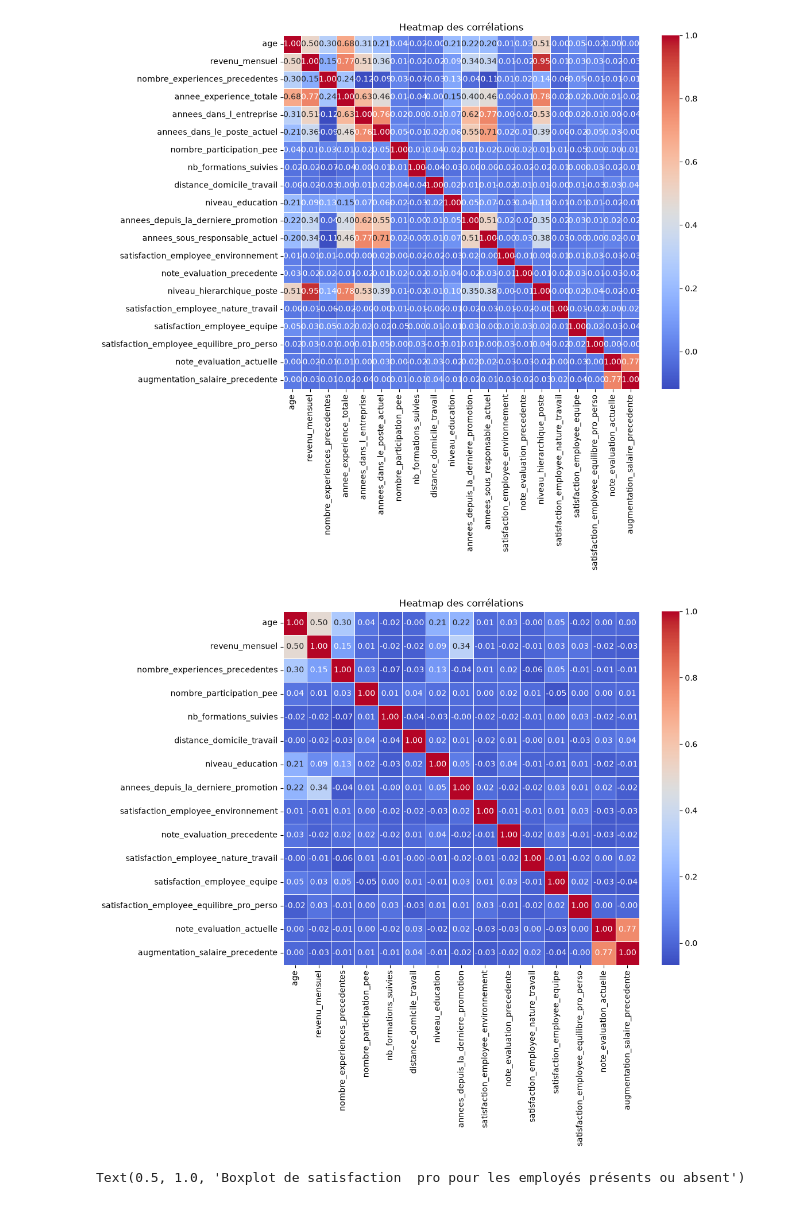
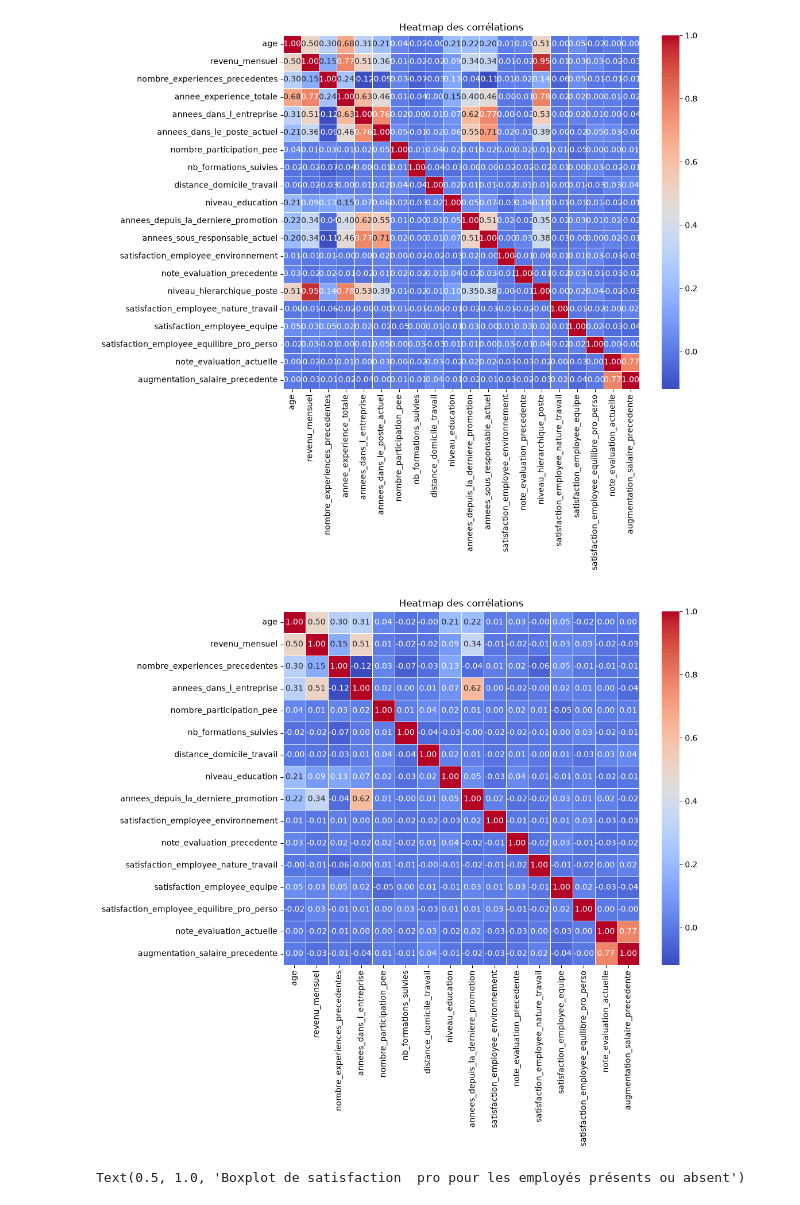
Before and after one commit to alxvnt/Projet4_AI, a Jupyter notebook: notebooks/Analyse_exploratoire.ipynb, the cells around one changed output. Drawn from its saved outputs; the diff is of its cells as text; code cells hidden in the pictures.

```diff
--- a/notebooks/Analyse_exploratoire.ipynb
+++ b/notebooks/Analyse_exploratoire.ipynb
@@ -300,16 +306,16 @@ plt.show()
 # %% [output]
 [figure]
 # %%
-feature_correles = ["niveau_hierarchique_poste", "annee_experience_totale", "annees_dans_l_entreprise" ,"annees_sous_responsable_actuel", "annees_dans_le_poste_actuel"]
-df.columns
+feature_correles = ["niveau_hierarchique_poste", "annee_experience_totale", "annees_sous_responsable_actuel", "annees_dans_le_poste_actuel" ]
+# "annees_dans_l_entreprise" "note_evaluation_actuelle"
 df = df.drop(columns=feature_correles)
 
 corr_matrix = df.corr(numeric_only=True)
 plt.figure(figsize=(10, 8))
 sns.heatmap(corr_matrix, annot=True, cmap='coolwarm', fmt=".2f", linewidths=0.5).set_title("Heatmap des corrélations")
 plt.show()
 # %% [output]
-[figure, old version]
+[figure, new version]
 # %%
 fig, axes = plt.subplots(2, 2, figsize=(33,15))
 sns.boxplot(data=df, y="revenu_mensuel", x="a_quitte_l_entreprise", ax=axes[0][0]).set_title("Boxplot du revenu pour les employés présents ou absents")
```
Also changed, not shown: parts of 9 cells of this notebook, 2 other files.
